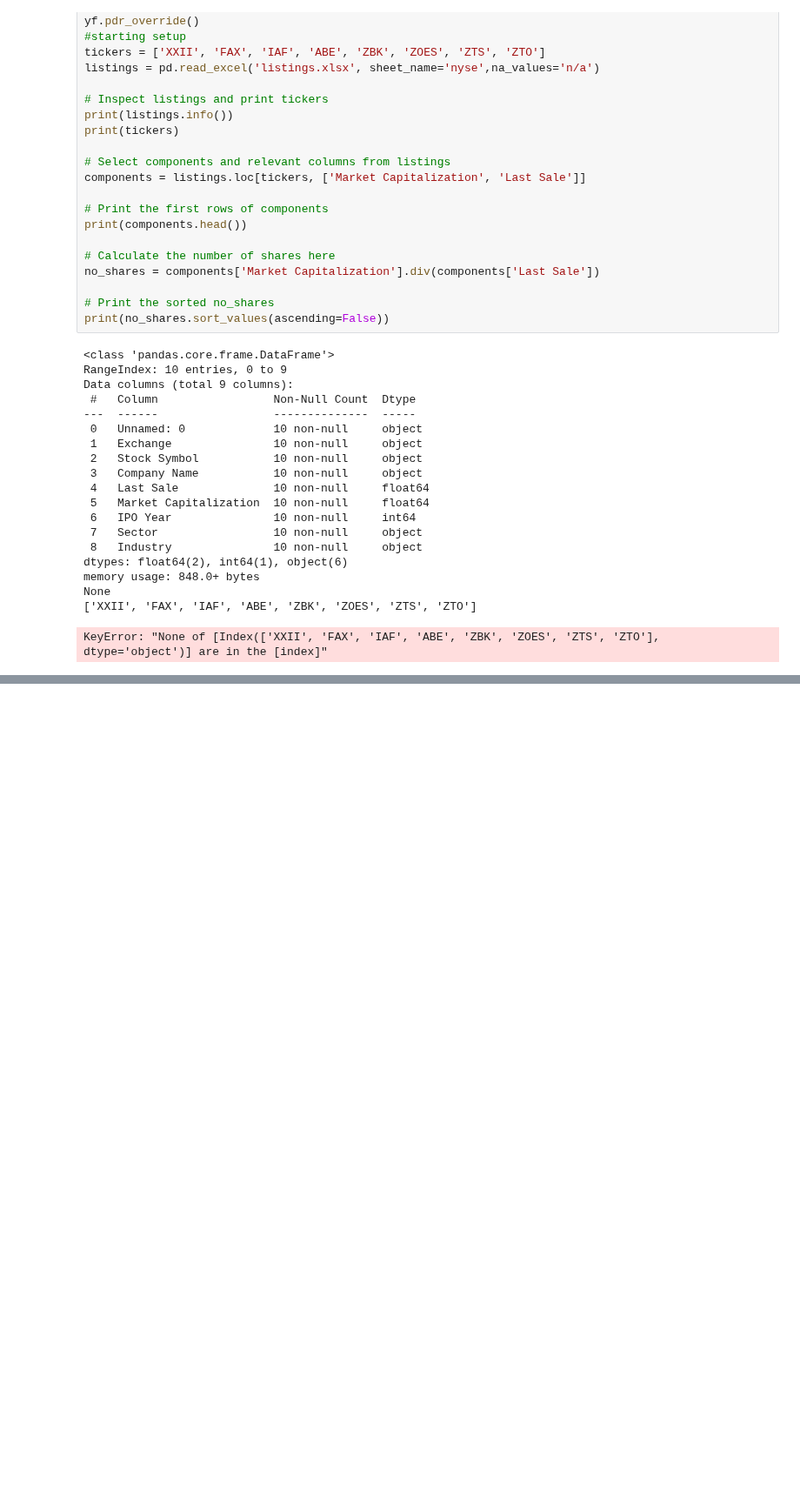
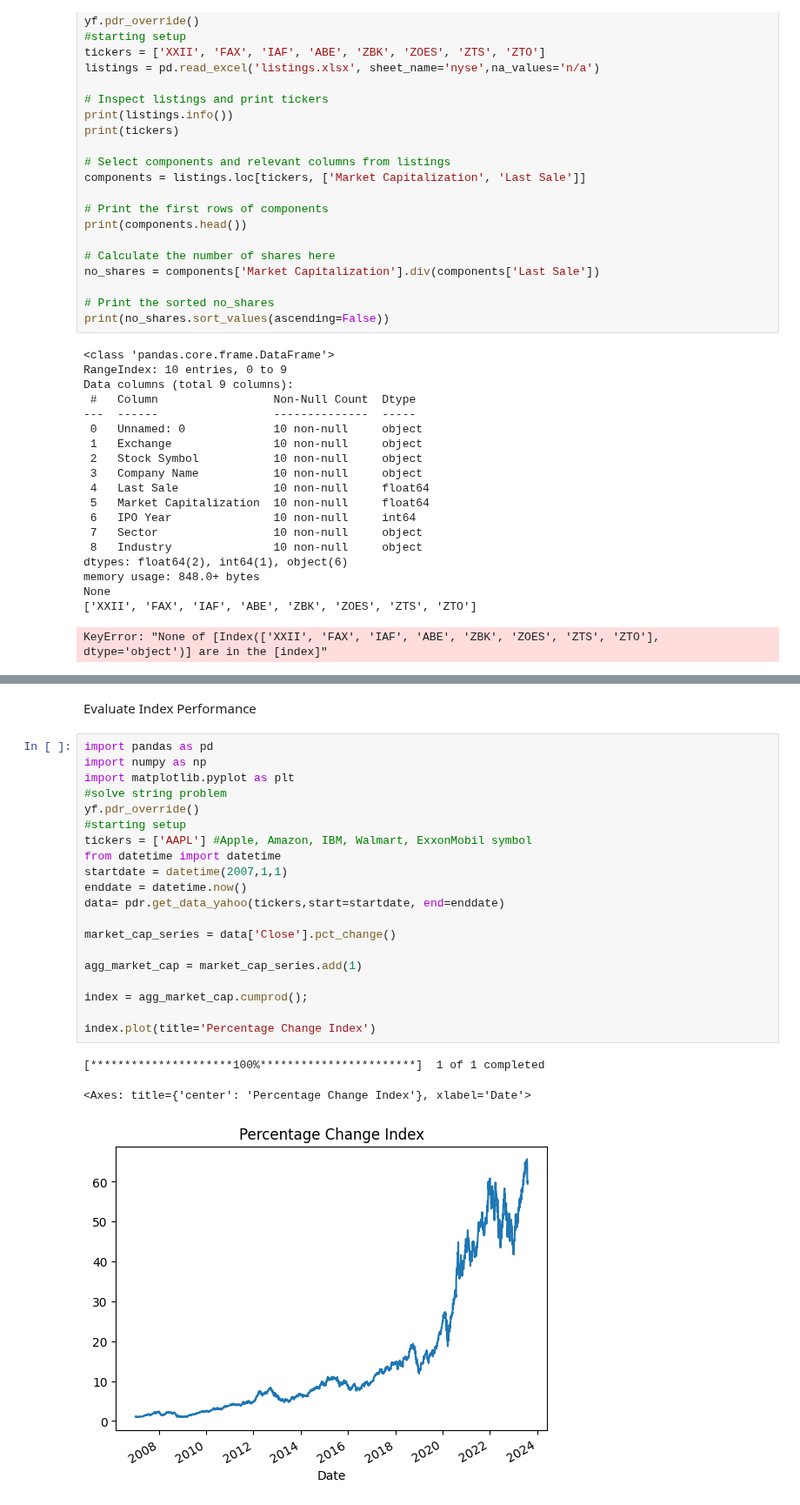
Before and after one commit to KeenGWatanabe/python, a Jupyter notebook: DateTime3.ipynb, the cells around one changed output, grey strips where cells are left out. Shown at 87% size. Saved outputs shown, nothing was run; the diff lists cells and outputs as text; blank space fills up the shorter version.

Commit message:
fail to do index

```diff
--- a/DateTime3.ipynb
+++ b/DateTime3.ipynb
@@ -313,0 +332,26 @@ plt.show()
+# %% [markdown]
+Evaluate Index Performance
+# %%
+import pandas as pd
+import numpy as np
+import matplotlib.pyplot as plt
+#solve string problem
+yf.pdr_override()
+#starting setup
+tickers = ['AAPL'] #Apple, Amazon, IBM, Walmart, ExxonMobil symbol
+from datetime import datetime
+startdate = datetime(2007,1,1)
+enddate = datetime.now()
+data= pdr.get_data_yahoo(tickers,start=startdate, end=enddate)
+
+market_cap_series = data['Close'].pct_change()
+
+agg_market_cap = market_cap_series.add(1)
+
+index = agg_market_cap.cumprod();
+
+index.plot(title='Percentage Change Index')
+# %% [output]
+[*********************100%***********************]  1 of 1 completed
+<Axes: title={'center': 'Percentage Change Index'}, xlabel='Date'>
+[figure, added]
```
Also changed, not shown: parts of 3 cells of this notebook.
